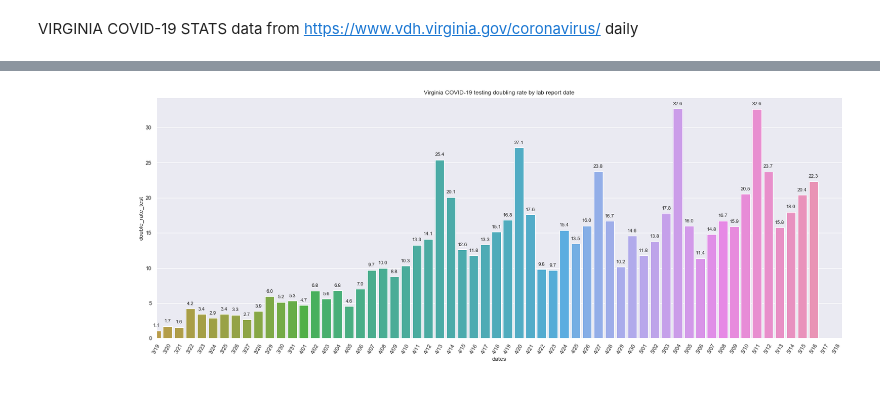
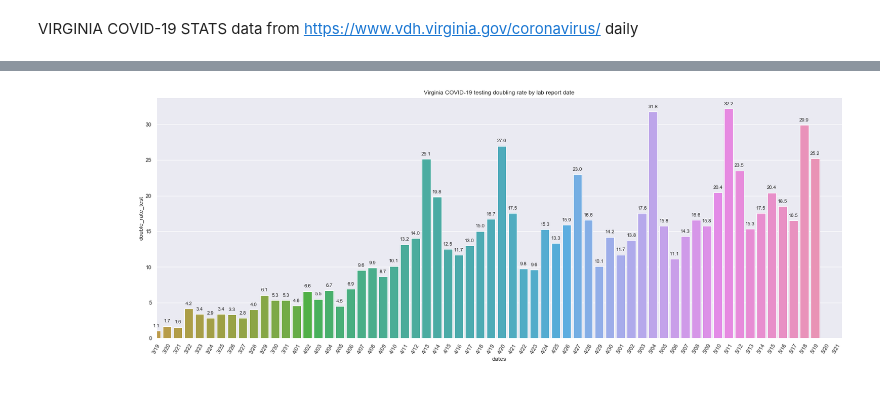
Before and after one commit to Sara1583/COVID-19-in-US, a Jupyter notebook: Virginia COVID-19.ipynb, the cells around one changed output, grey strips where cells are left out. Saved outputs shown, nothing was run; the diff lists cells and outputs as text; code cells hidden in the pictures.

```diff
--- a/Virginia COVID-19.ipynb
+++ b/Virginia COVID-19.ipynb
@@ -37,13 +43,15 @@ FX_new_cases = [1, 1, 0, 0, 0, 2, 2, 4, 0, 0, 2, 2, 1, 1, 6, 9, 12, 3, 31, 3, 45
 # %%
-Virginia_COVID_19 = pd.DataFrame(list(zip(dates, new_reports_per_day, new_hosp_per_day, new_tests_per_day, new_deaths_per_day, FX_new_cases)))
+Virginia_COVID_19 = pd.DataFrame(list(zip(dates, new_reports_per_day, new_hosp_per_day, new_tests_per_day, pos_results_lab_date, new_deaths_per_day, FX_new_cases)))
 # %%
-Virginia_COVID_19.columns = ['dates', 'new_reports_per_day', 'new_hosp_per_day', 'new_tests_per_day', 'new_deaths_per_day', 'FX_new_cases']
+Virginia_COVID_19.columns = ['dates', 'new_reports_per_day', 'new_hosp_per_day', 'new_tests_per_day', 'pos_results_lab_date', 'new_deaths_per_day', 'FX_new_cases']
 # %%
 Virginia_COVID_19['double_rate_cases'] = 70 / (Virginia_COVID_19['new_reports_per_day'].cumsum().pct_change() * 100)
 # %%
 Virginia_COVID_19['double_rate_hosp'] = 70 / (Virginia_COVID_19['new_hosp_per_day'].cumsum().pct_change() * 100)
 # %%
 Virginia_COVID_19['double_rate_test'] = 70 / (Virginia_COVID_19['new_tests_per_day'].cumsum().pct_change() * 100)
+# %%
+Virginia_COVID_19['double_rate_pos_lab'] = 70 / (Virginia_COVID_19['pos_results_lab_date'].cumsum().pct_change() * 100)
 # %%
 Virginia_COVID_19['double_rate_deaths'] = 70 / (Virginia_COVID_19['new_deaths_per_day'].cumsum().pct_change() * 100)
 # %%
@@ -54,6 +62,8 @@ Virginia_COVID_19['new_reports_rolling_7'] = Virginia_COVID_19['new_reports_per_
 Virginia_COVID_19['hosp_rolling_7'] = Virginia_COVID_19['new_hosp_per_day'].rolling(window=7).mean()
 # %%
 Virginia_COVID_19['new_tests_rolling_7'] = Virginia_COVID_19['new_tests_per_day'].rolling(window=7).mean()
+# %%
+Virginia_COVID_19['pos_lab_rolling_7'] = Virginia_COVID_19['pos_results_lab_date'].rolling(window=7).mean()
 # %%
 Virginia_COVID_19['deaths_rolling_7'] = Virginia_COVID_19['new_deaths_per_day'].rolling(window=7).mean()
 # %%
@@ -239,15 +251,15 @@ print(Virginia_COVID_19.new_tests_per_day.sum())
 # %%
 plt.figure(figsize=(25, 9))
-tests_double_rate = sns.barplot(x='dates', y='double_rate_test', data=Virginia_COVID_19)
+tests_double_rate = sns.barplot(x='dates', y=Virginia_COVID_19['double_rate_test'][:-2], data=Virginia_COVID_19)
 for p in tests_double_rate.patches:
     tests_double_rate.annotate(format(p.get_height(), '.1f'), (p.get_x() + p.get_width()/2., p.get_height()), ha='center', va='center', xytext=(0,10),
                                textcoords='offset points')
 plt.xticks(rotation=60)
 plt.xlim(12)
 plt.title('Virginia COVID-19 testing doubling rate by lab report date')
 plt.show()
 # %% [output]
-[figure, old version]
+[figure, new version]
 # %%
 print(Virginia_COVID_19['double_rate_test'][-7:].mean())
 # %% [output]
```
Also changed, not shown: parts of 46 cells of this notebook.
